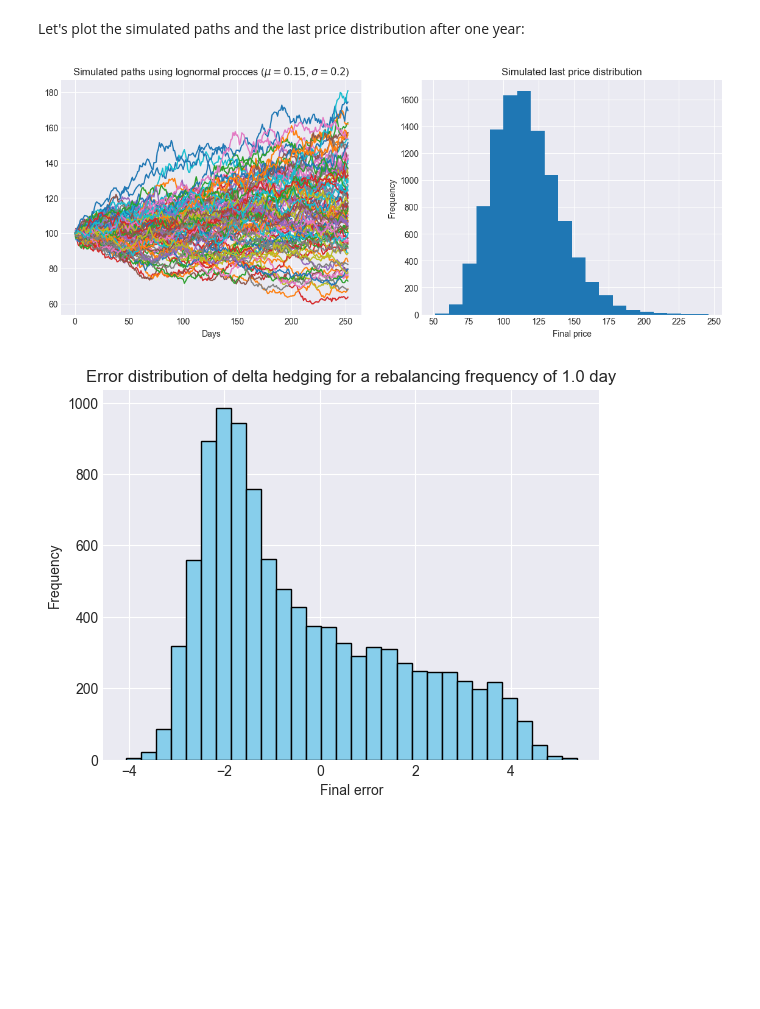
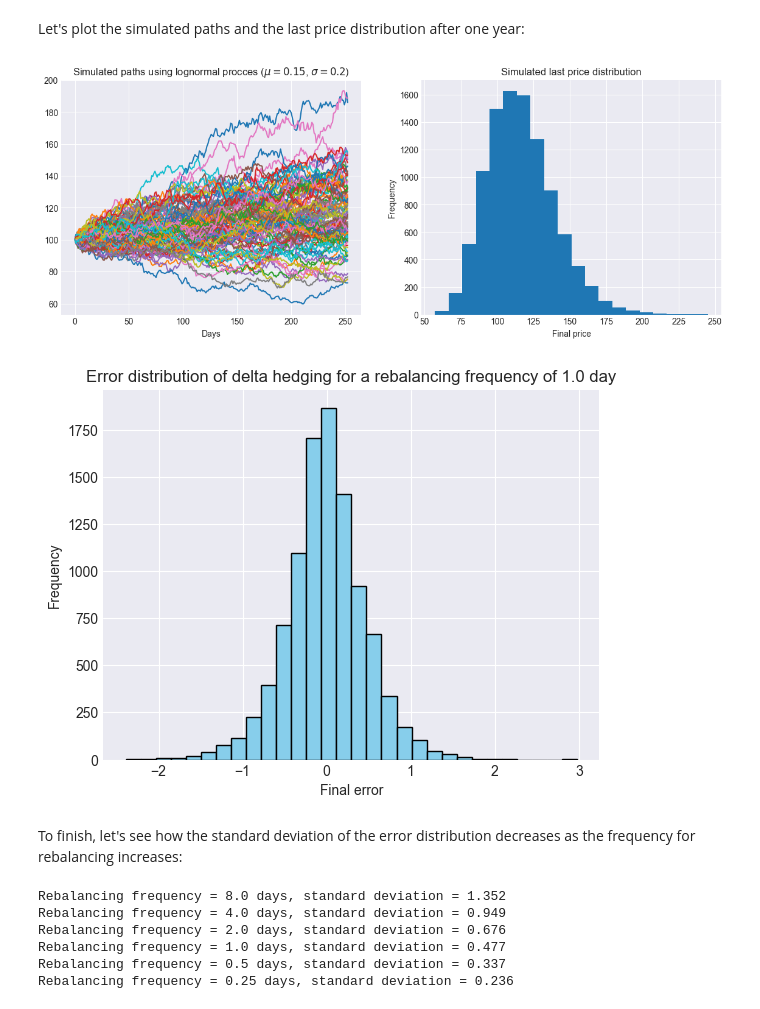
Before and after one commit to santiditomas/quant-playground, a Jupyter notebook: notebooks/delta_hedging.ipynb, the cells around one changed output. Drawn from its saved outputs; the diff is of its cells as text; code cells hidden in the pictures; blank space fills up the shorter version.

Commit message:
add changes in standard deviation ofr different frequencies of rebalancing + corrections on the hedging strategy (time to maturity)

```diff
--- a/notebooks/delta_hedging.ipynb
+++ b/notebooks/delta_hedging.ipynb
@@ -56,7 +56,7 @@ Simulate the Brownian procces:
 # %%
 M = 10_000 # Number of paths
 T = 1 # Years
-N = T * 252
+N = int(1 * 252)
 dt = T/N
 mu = 0.15 # Expected return per annum: 15%
 sigma = 0.2
@@ -77,9 +77,8 @@ for t in range(1, N + 1):
 # %% [markdown]
 Let's plot the simulated paths and the last price distribution after one year:
 # %%
+fig, (ax1, ax2) = plt.subplots(1,2, figsize = (14, 5))
 
-fig, (ax1, ax2) = plt.subplots(1,2, figsize = (14, 5))
-#ax1.figure(figsize = (8,5))
 for i in range(100):
     ax1.plot(S_paths[i])
 
@@ -95,23 +94,22 @@ ax2.set_ylabel("Frequency")
 plt.grid(True)
 plt.show()
 # %% [output]
-[figure, old version]
+[figure, new version]
 # %%
-K = 100
+K = 110
 r = 0
 
 # Compute delta values
-delta_values = np.zeros((M, N + 1))
-for idx_step in range(M):
-    delta_values[idx_step, :] = delta(S_paths[idx_step, :], K, T , r, sigma)
+time_grid = np.linspace(T, 0, N + 1)
+tau = np.tile(time_grid, (M, 1))
+delta_values = delta(S_paths, K, tau, r, sigma)
 
-option_prices = np.array([black_scholes_price(S_paths[:, 0], K, T, r, sigma)])
-cash = option_prices.copy()
+option_prices = [black_scholes_price(S_paths[:, 0], K, T, r, sigma)]
 
 # Hedging strategy
-cash -= delta_values[:, 0] * S_paths[:, 0] # Buy delta shares to remain delta neutral
+cash = option_prices - delta_values[:, 0] * S_paths[:, 0] # Buy delta shares to remain delta neutral
 hedgingPnL = np.zeros((M, N + 1))
-hedgingPnL[:, 0] = cash + delta_values[:, 0]*S_paths[:, 0]
+hedgingPnL[:, 0] = cash + delta_values[:, 0] * S_paths[:, 0]
 
 for t in range(1, N+1):
     delta_diff = delta_values[:, t] - delta_values[:, t - 1]
@@ -126,9 +124,11 @@ payoff = np.maximum(S_paths[:, -1] - K, 0)
 hedging_error = hedgingPnL[:, -1] - payoff
 # %%
 plt.hist(hedging_error, bins=30, color="skyblue", edgecolor = "black")
-plt.title(f"Error distribution of delta hedging for a rebalancing frequency of {N/252} day")
+plt.title(f"Error distribution of delta hedging for a rebalancing frequency of {252/N} day")
 plt.xlabel("Final error")
 plt.ylabel("Frequency")
 plt.grid(True)
 # %% [output]
-[figure, old version]
+[figure, new version]
+# %% [markdown]
+To finish, let's see how the standard deviation of the error distribution decreases as the frequency for rebalancing increases:
@@ -134,0 +177,10 @@ plt.grid(True)
+# %%
+for sd, factor in zip(stdev, factors):
+    print(f"Rebalancing frequency = {1 / factor} days, standard deviation = {round(sd, 3)}")
+# %% [output]
+Rebalancing frequency = 8.0 days, standard deviation = 1.352
+Rebalancing frequency = 4.0 days, standard deviation = 0.949
+Rebalancing frequency = 2.0 days, standard deviation = 0.676
+Rebalancing frequency = 1.0 days, standard deviation = 0.477
+Rebalancing frequency = 0.5 days, standard deviation = 0.337
+Rebalancing frequency = 0.25 days, standard deviation = 0.236
```
Also changed, not shown: parts of 1 cell of this notebook.
